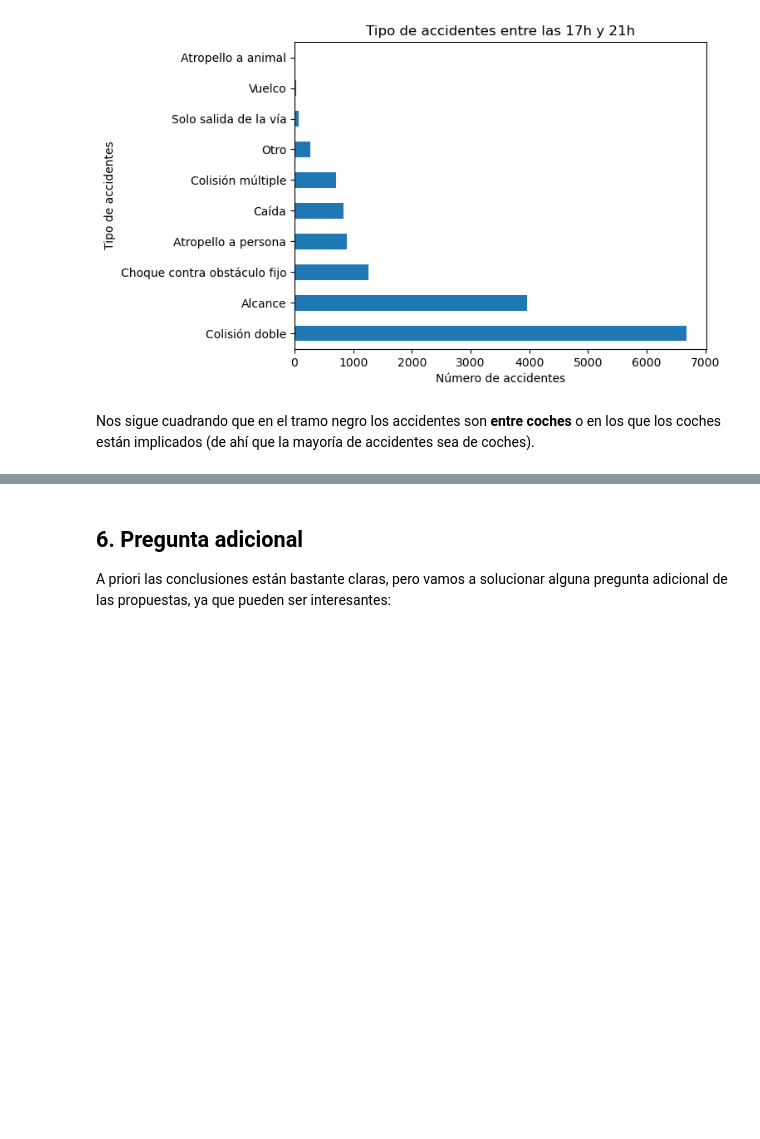
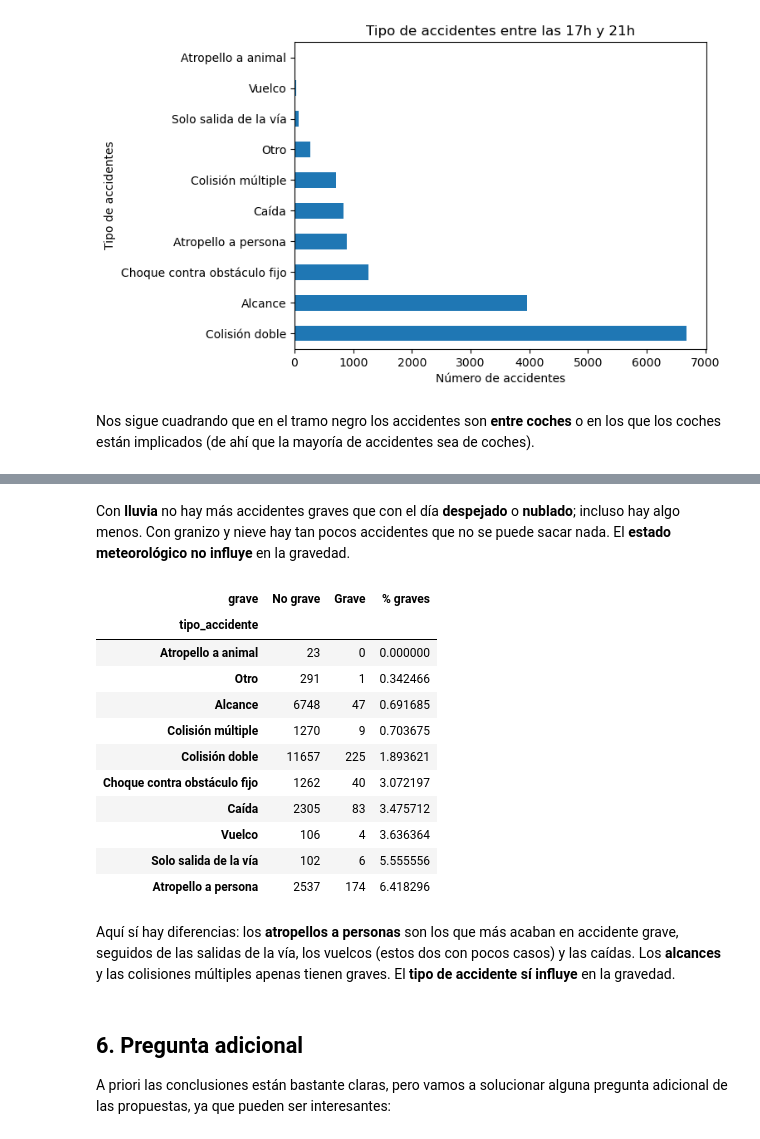
Before and after one commit to fernanditomartinez85/EDA-ACCIDENTALIDAD-MADRID, a Jupyter notebook: EDA_FERNANDO.ipynb, the cells around one changed output, grey strips where cells are left out. Drawn from its saved outputs; the diff is of its cells as text; code cells hidden in the pictures; blank space fills up the shorter version.

```diff
--- a/EDA_FERNANDO.ipynb
+++ b/EDA_FERNANDO.ipynb
@@ -507,5 +542,0 @@ etiquetas ={}#Diccionario donde se guardarán las etiquetas
-# %%
-for col in columnas_label:
-    le = LabelEncoder()
-    db['cod_' + col] = le.fit_transform(db[col])#Con esto logramos que se cree una columna (así tenemos para futuros el laber y el valor categórico).
-    etiquetas[col] = le
@@ -695,0 +700,4 @@ Nos sigue cuadrando que en el tramo negro los accidentes son **entre coches** o
+# %%
+# Nos quedamos con los accidentes que tienen dato de lesividad y marcamos los graves
+con_lesividad = db[db['lesividad'] != 'Se desconoce'].copy()
+con_lesividad['grave'] = con_lesividad['lesividad'].isin(['Ingreso superior a 24 horas', 'Fallecido 24 horas'])
@@ -696,3 +720,26 @@ Nos sigue cuadrando que en el tramo negro los accidentes son **entre coches** o
+# %% [markdown]
+Con **lluvia** no hay más accidentes graves que con el día **despejado** o **nublado**; incluso hay algo menos. Con granizo y nieve hay tan pocos accidentes que no se puede sacar nada. El **estado meteorológico no influye** en la gravedad.
+# %%
+# Lo mismo según el tipo de accidente
+gravedad_tipo = pd.crosstab(con_lesividad['tipo_accidente'], con_lesividad['grave'])
+gravedad_tipo = gravedad_tipo.rename(columns={False: 'No grave', True: 'Grave'})
+gravedad_tipo['% graves'] = gravedad_tipo['Grave'] / (gravedad_tipo['Grave'] + gravedad_tipo['No grave']) * 100
+gravedad_tipo.sort_values('% graves')
+# %% [output]
+| grave | No grave | Grave | % graves |
+| tipo_accidente |  |  |  |
+| Atropello a animal | 23 | 0 | 0.000000 |
+| Otro | 291 | 1 | 0.342466 |
+| Alcance | 6748 | 47 | 0.691685 |
+| Colisión múltiple | 1270 | 9 | 0.703675 |
+| Colisión doble | 11657 | 225 | 1.893621 |
+| Choque contra obstáculo fijo | 1262 | 40 | 3.072197 |
+| Caída | 2305 | 83 | 3.475712 |
+| Vuelco | 106 | 4 | 3.636364 |
+| Solo salida de la vía | 102 | 6 | 5.555556 |
+| Atropello a persona | 2537 | 174 | 6.418296 |
+# %% [markdown]
+Aquí sí hay diferencias: los **atropellos a personas** son los que más acaban en accidente grave, seguidos de las salidas de la vía, los vuelcos (estos dos con pocos casos) y las caídas. Los **alcances** y las colisiones múltiples apenas tienen graves. El **tipo de accidente sí influye** en la gravedad.
 # %% [markdown]
 ## 6. Pregunta adicional
 
```
Also changed, not shown: parts of 47 cells of this notebook, 5 other files.
